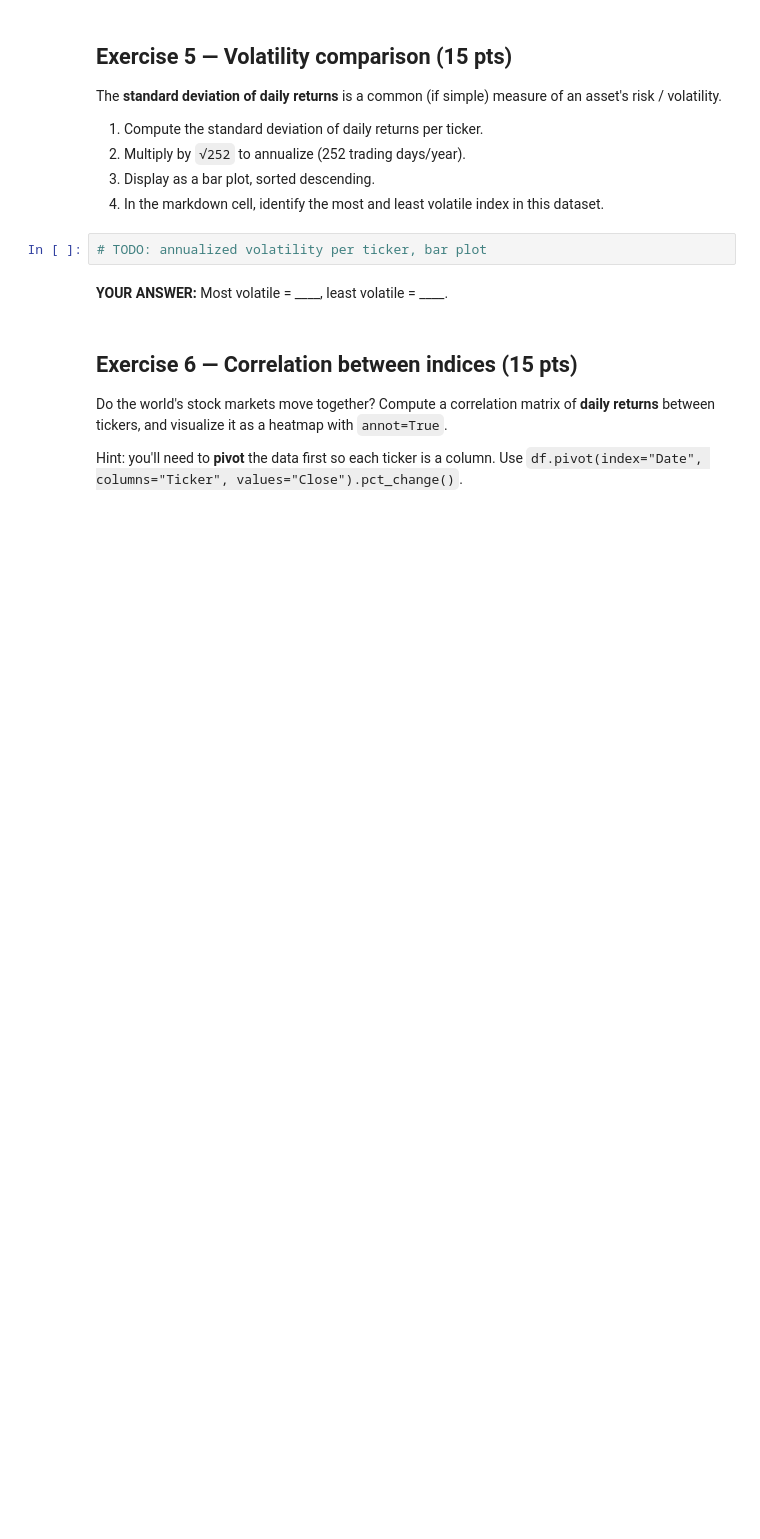
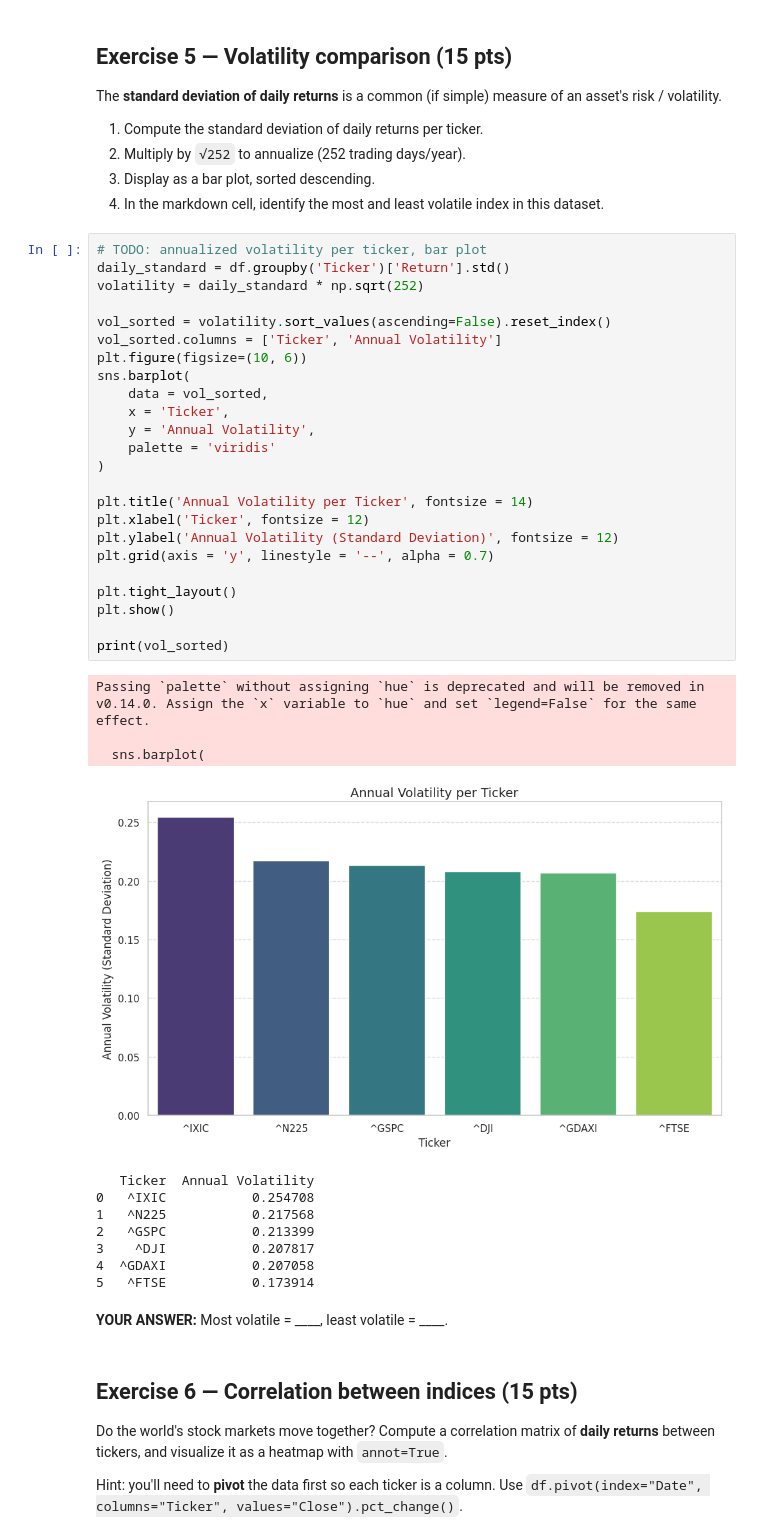
Before and after one commit to senohmbi-debug/ITCS-3162, a Jupyter notebook: lab_04_exercise.ipynb, the cells around one changed output. Drawn from its saved outputs; the diff is of its cells as text; blank space fills up the shorter version.

```diff
--- a/lab_04_exercise.ipynb
+++ b/lab_04_exercise.ipynb
@@ -210,8 +229,42 @@ The **standard deviation of daily returns** is a common (if simple) measure of a
 2. Multiply by `√252` to annualize (252 trading days/year).
 3. Display as a bar plot, sorted descending.
 4. In the markdown cell, identify the most and least volatile index in this dataset.
-# %%
-# TODO: annualized volatility per ticker, bar plot
+# %%
+# TODO: annualized volatility per ticker, bar plot
+daily_standard = df.groupby('Ticker')['Return'].std()
+volatility = daily_standard * np.sqrt(252)
+
+vol_sorted = volatility.sort_values(ascending=False).reset_index()
+vol_sorted.columns = ['Ticker', 'Annual Volatility']
+plt.figure(figsize=(10, 6))
+sns.barplot(
+    data = vol_sorted,
+    x = 'Ticker',
+    y = 'Annual Volatility',
+    palette = 'viridis'
+)
+
+plt.title('Annual Volatility per Ticker', fontsize = 14)
+plt.xlabel('Ticker', fontsize = 12)
+plt.ylabel('Annual Volatility (Standard Deviation)', fontsize = 12)
+plt.grid(axis = 'y', linestyle = '--', alpha = 0.7)
+
+plt.tight_layout()
+plt.show()
+
+print(vol_sorted)
+# %% [output]
+Passing `palette` without assigning `hue` is deprecated and will be removed in v0.14.0. Assign the `x` variable to `hue` and set `legend=False` for the same effect.
+
+  sns.barplot(
+[figure, added]
+   Ticker  Annual Volatility
+0   ^IXIC           0.254708
+1   ^N225           0.217568
+2   ^GSPC           0.213399
+3    ^DJI           0.207817
+4  ^GDAXI           0.207058
+5   ^FTSE           0.173914
 # %% [markdown]
 **YOUR ANSWER:** Most volatile = ____, least volatile = ____.
 # %% [markdown]
```
Also changed, not shown: parts of 8 cells of this notebook.
